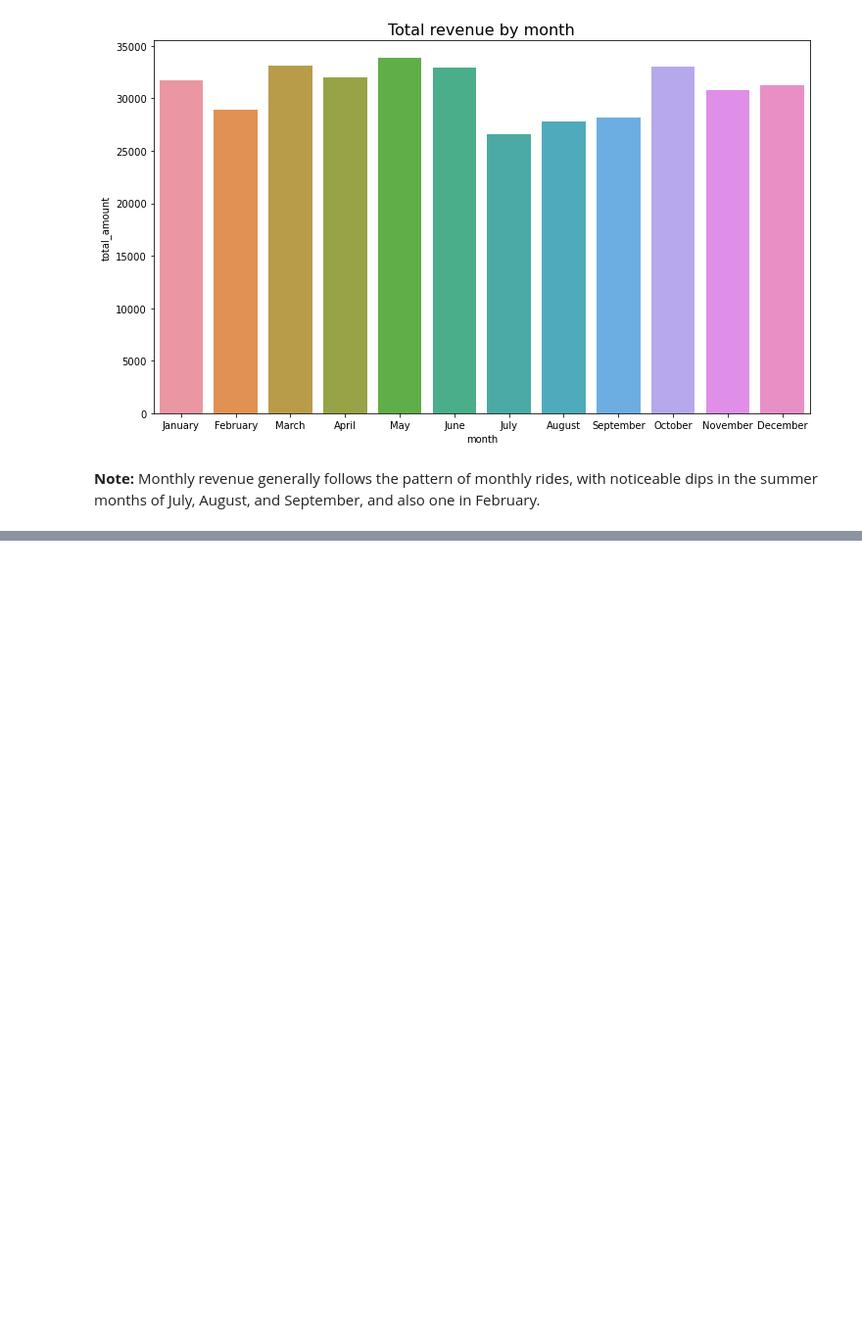
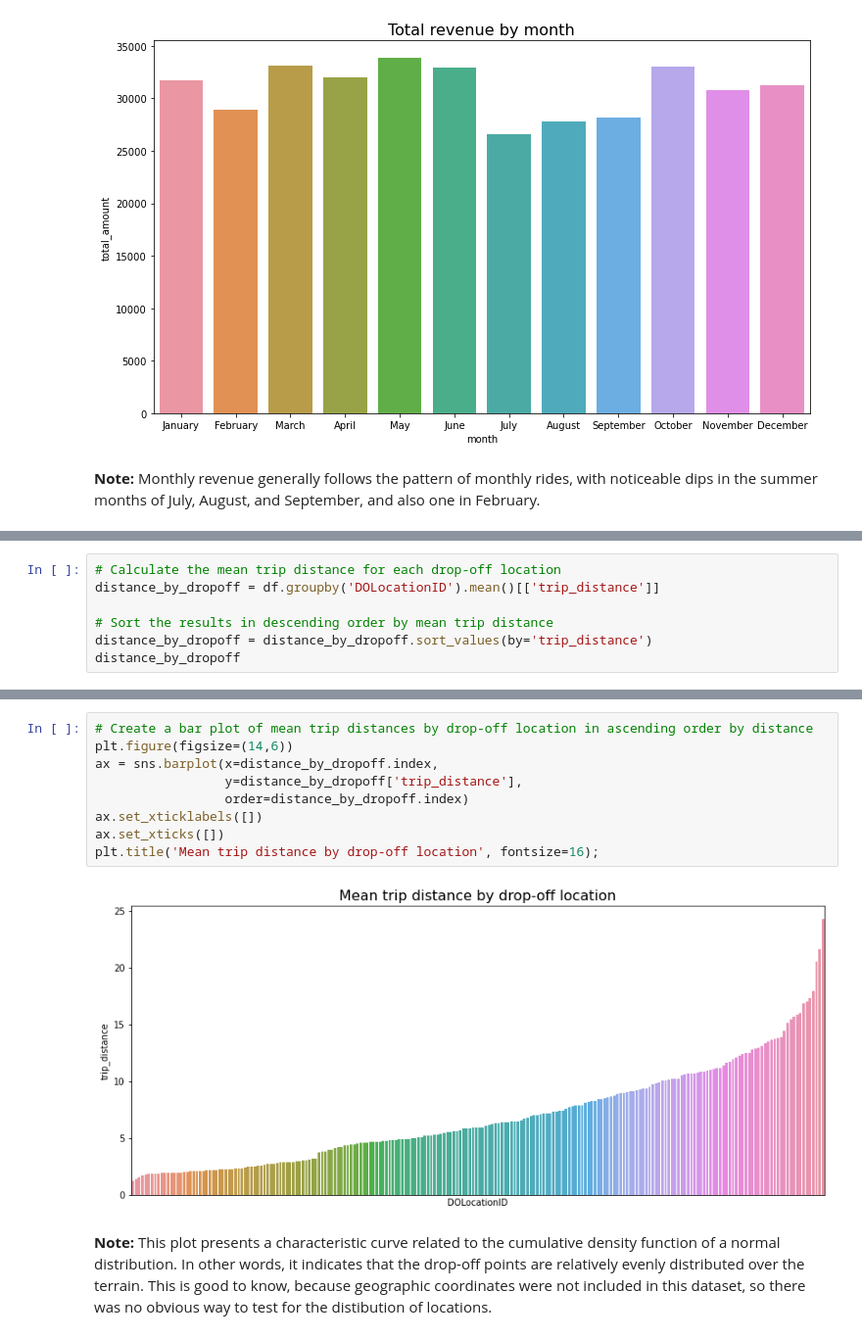
Before and after one commit to BrHACHLAF/Automatidata-Project, a Jupyter notebook: Automatidata_project_part_2.ipynb, the cells around one changed output, grey strips where cells are left out. Shown at 98% size. Cells and saved outputs as stored; diff of their text form; blank space fills up the shorter version.

```diff
--- a/Automatidata_project_part_2.ipynb
+++ b/Automatidata_project_part_2.ipynb
@@ -419,0 +433,7 @@ plt.title('Total revenue by month', fontsize=16);
+# %%
+# Calculate the mean trip distance for each drop-off location
+distance_by_dropoff = df.groupby('DOLocationID').mean()[['trip_distance']]
+
+# Sort the results in descending order by mean trip distance
+distance_by_dropoff = distance_by_dropoff.sort_values(by='trip_distance')
+distance_by_dropoff
@@ -419,0 +455,13 @@ plt.title('Total revenue by month', fontsize=16);
+# %%
+# Create a bar plot of mean trip distances by drop-off location in ascending order by distance
+plt.figure(figsize=(14,6))
+ax = sns.barplot(x=distance_by_dropoff.index,
+                 y=distance_by_dropoff['trip_distance'],
+                 order=distance_by_dropoff.index)
+ax.set_xticklabels([])
+ax.set_xticks([])
+plt.title('Mean trip distance by drop-off location', fontsize=16);
+# %% [output]
+[figure, added]
+# %% [markdown]
+**Note:** This plot presents a characteristic curve related to the cumulative density function of a normal distribution. In other words, it indicates that the drop-off points are relatively evenly distributed over the terrain. This is good to know, because geographic coordinates were not included in this dataset, so there was no obvious way to test for the distibution of locations.
```
Also changed, not shown: parts of 5 cells of this notebook.
